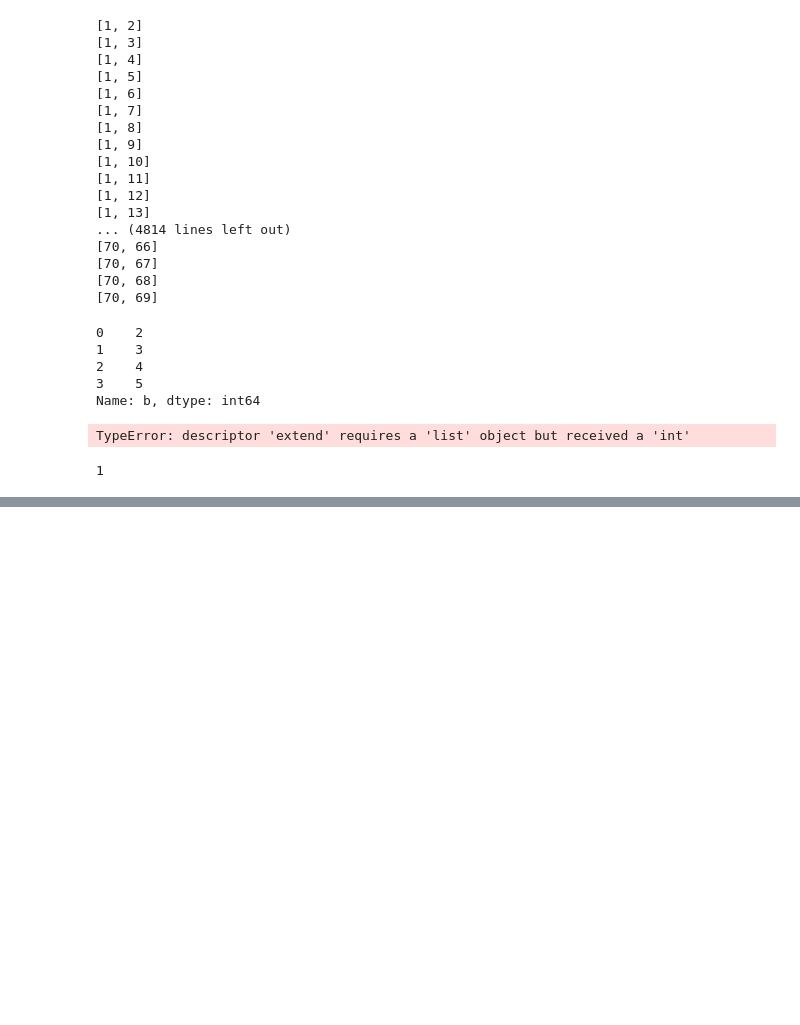
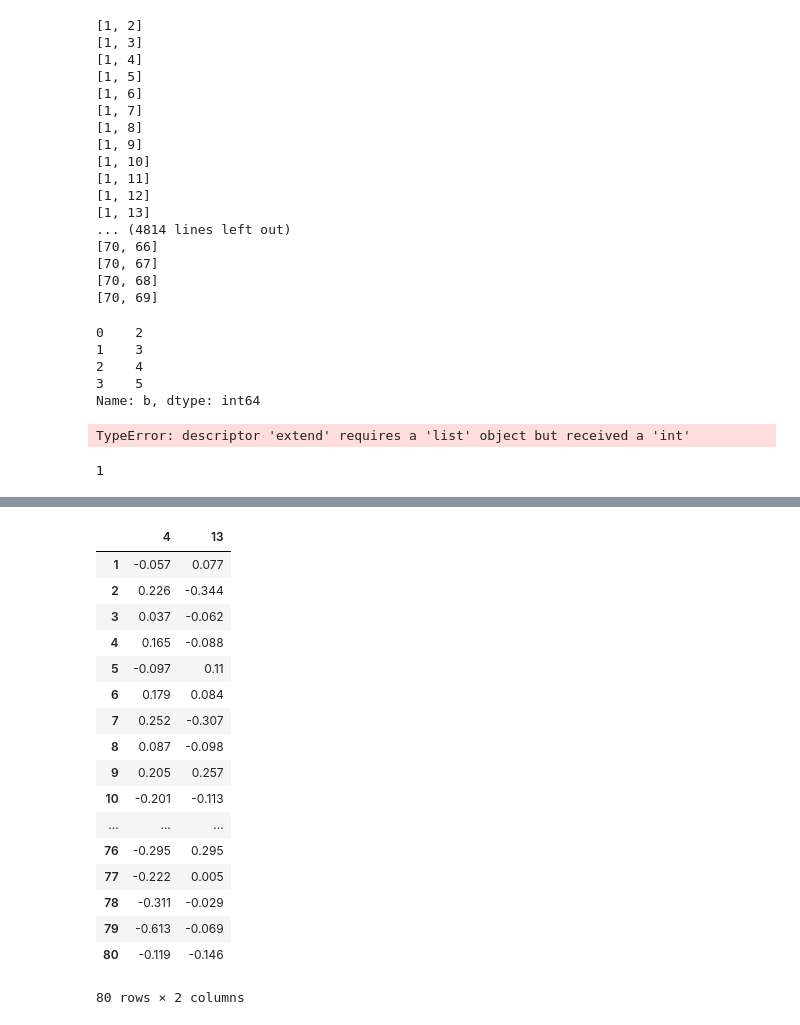
Before and after one commit to rgsl888/Pattern_Project, a Jupyter notebook: Untitled1.ipynb, the cells around one changed output, grey strips where cells are left out. Drawn from its saved outputs; the diff is of its cells as text; code cells hidden in the pictures; blank space fills up the shorter version.

```diff
--- a/Untitled1.ipynb
+++ b/Untitled1.ipynb
@@ -205,0 +598,21 @@ a
+# %%
+data[[4,13]]
+# %% [output]
+|  | 4 | 13 |
+| 1 | -0.057 | 0.077 |
+| 2 | 0.226 | -0.344 |
+| 3 | 0.037 | -0.062 |
+| 4 | 0.165 | -0.088 |
+| 5 | -0.097 | 0.11 |
+| 6 | 0.179 | 0.084 |
+| 7 | 0.252 | -0.307 |
+| 8 | 0.087 | -0.098 |
+| 9 | 0.205 | 0.257 |
+| 10 | -0.201 | -0.113 |
+| ... | ... | ... |
+| 76 | -0.295 | 0.295 |
+| 77 | -0.222 | 0.005 |
+| 78 | -0.311 | -0.029 |
+| 79 | -0.613 | -0.069 |
+| 80 | -0.119 | -0.146 |
+80 rows × 2 columns
```
Also changed, not shown: parts of 35 cells of this notebook.
